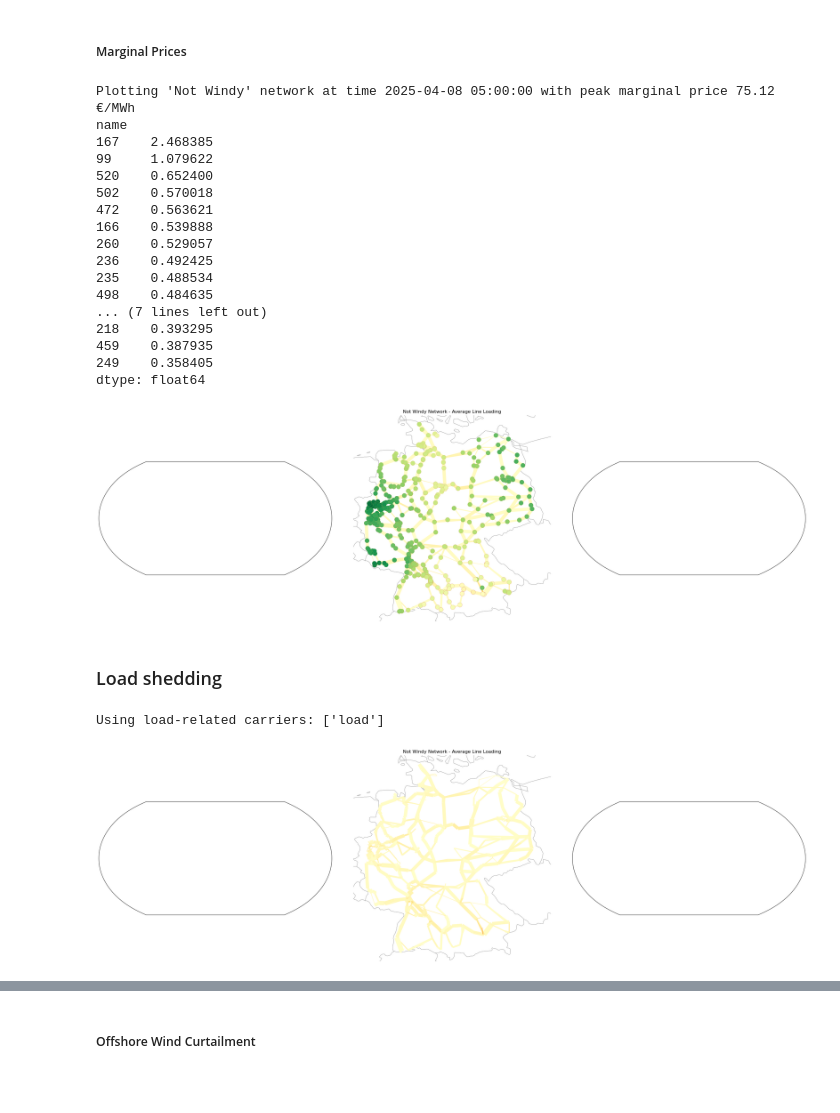
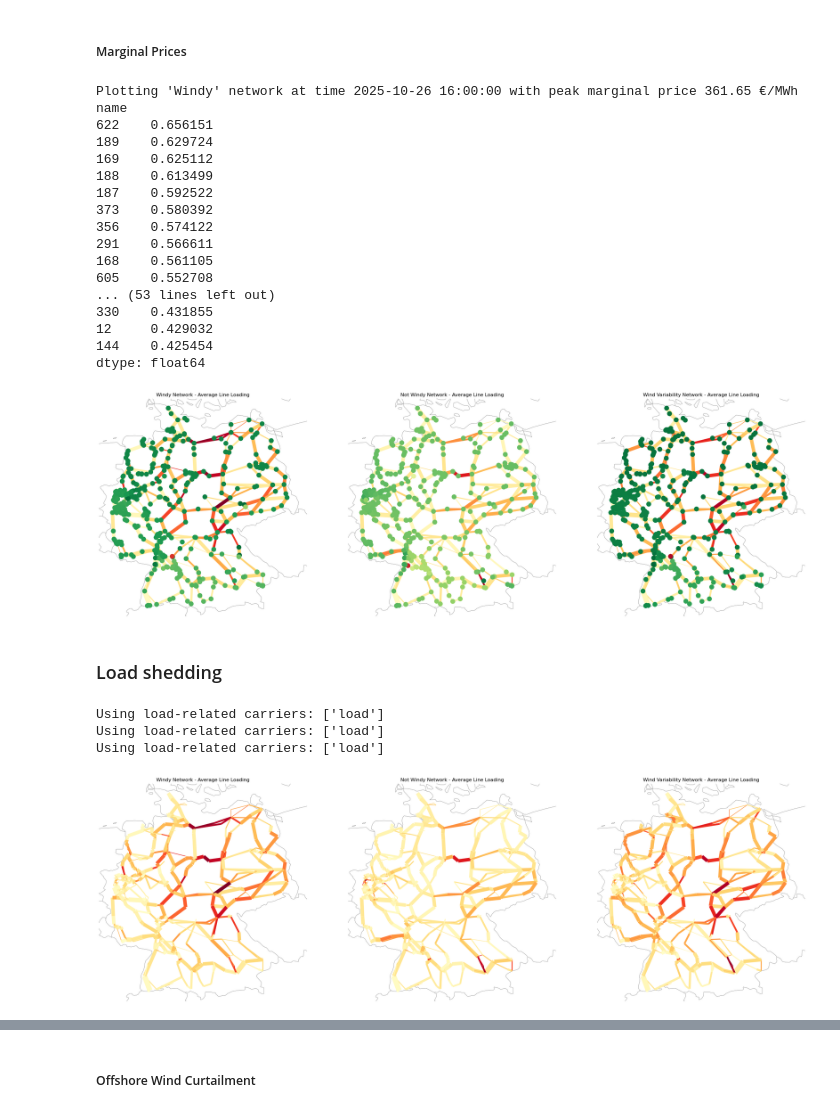
Before and after one commit to Luca2299/pypsa-eur, a Jupyter notebook: notebooks/Comparison_Base2.ipynb, the cells around one changed output, grey strips where cells are left out. Saved outputs shown, nothing was run; the diff lists cells and outputs as text; code cells hidden in the pictures; blank space fills up the shorter version.

Commit message:
simulate base network 2 with co2 limit

```diff
--- a/notebooks/Comparison_Base2.ipynb
+++ b/notebooks/Comparison_Base2.ipynb
@@ -18,21 +18,21 @@ folder = "germany_base2_"
 
 # Paths to the three networks
 network_paths = {
-    #"windy": f"{home}/pypsa-eur/results/{folder}windy/networks/base_s_{cluster}_elec_.nc",
+    "windy": f"{home}/pypsa-eur/results/{folder}windy/networks/base_s_{cluster}_elec_.nc",
     "notwindy": f"{home}/pypsa-eur/results/{folder}notwindy/networks/base_s_{cluster}_elec_.nc",
-    #"windvariability": f"{home}/pypsa-eur/results/{folder}windvariability/networks/base_s_{cluster}_elec_.nc"
+    "windvariability": f"{home}/pypsa-eur/results/{folder}windvariability/networks/base_s_{cluster}_elec_.nc"
 }
 
 
 # Load the networks
 networks = {name: pypsa.Network(path) for name, path in network_paths.items()}
-#n1 = networks["windy"]
+n1 = networks["windy"]
 n2 = networks["notwindy"]
-#n3 = networks["windvariability"]
+n3 = networks["windvariability"]
 
-#n1.name = "Windy"
+n1.name = "Windy"
 n2.name = "Not Windy"
-#n3.name = "Wind Variability"
+n3.name = "Wind Variability"
 # %% [output]
 INFO:pypsa.network.io:New version 1.2.0 available! (Current: 1.1.2)
 INFO:pypsa.network.io:Imported network 'Unnamed Network' has buses, carriers, generators, global_constraints, lines, links, loads, storage_units, stores, sub_networks
@@ -58,8 +64,7 @@ for name, n in networks.items():
         print(f"Fixing base network for '{name}'...")
 
         # Construct the path to the original base network in the 'resources' directory
-        folder_name = f"germany_base_{name}"
-        base_network_path = f"{home}/pypsa-eur/resources/{folder_name}/networks/base_s_{cluster}_elec_.nc"
+        base_network_path = f"{home}/pypsa-eur/resources/{folder}{name}/networks/base_s_{cluster}_elec_.nc"
 
         # Check if the file exists before trying to modify it
         if not os.path.exists(base_network_path):
@@ -295,9 +299,9 @@ stores 900
 ##### Marginal Prices
 # %%
 # --- Calculate average loading across all snapshots ---
-#avg_loading_n1 = (n1.lines_t.p0.abs() / n1.lines.s_nom).mean()
+avg_loading_n1 = (n1.lines_t.p0.abs() / n1.lines.s_nom).mean()
 avg_loading_n2 = (n2.lines_t.p0.abs() / n2.lines.s_nom).mean()
-#avg_loading_n3 = (n3.lines_t.p0.abs() / n3.lines.s_nom).mean()
+avg_loading_n3 = (n3.lines_t.p0.abs() / n3.lines.s_nom).mean()
 
 # --- Create enhanced visualization ---
 fig, axes = plt.subplots(1, 3, figsize=(26, 8), subplot_kw={"projection": ccrs.EqualEarth()})
@@ -307,58 +311,58 @@ def plot_network_congestion(n, loading_avg, ax, title):
 
     # Find the time with the highest overall marginal price
     peak_price_time = n.buses_t.marginal_price.max(axis=1).idxmax()
     peak_prices = n.buses_t.marginal_price.loc[peak_price_time]
     print(f"Plotting '{n.name}' network at time {peak_price_time} with peak marginal price {peak_prices.max():.2f} €/MWh")
 
     print(loading_avg.sort_values(ascending=False).head(20))
 
     n.plot(
         ax=ax,
         geomap=True,
         title=title,
         bus_sizes=0.01, # Size buses by marginal price
         bus_colors=peak_prices,       # Color buses by marginal price
         bus_cmap='RdYlGn_r',
         line_colors=loading_avg,
         line_cmap="YlOrRd",
         line_width=n.lines.s_nom / 400,
         link_width=n.links.p_nom / 400 if not n.links.empty else 0,
     )
 
 # Plot Average Loading Over All Snapshots for each network
 
-#plot_network_congestion(n1, avg_loading_n1, axes[0], "Windy Network - Average Line Loading")
+plot_network_congestion(n1, avg_loading_n1, axes[0], "Windy Network - Average Line Loading")
 plot_network_congestion(n2, avg_loading_n2, axes[1], "Not Windy Network - Average Line Loading")
-#plot_network_congestion(n3, avg_loading_n3, axes[2], "Wind Variability Network - Average Line Loading")
+plot_network_congestion(n3, avg_loading_n3, axes[2], "Wind Variability Network - Average Line Loading")
 
 plt.tight_layout()
 plt.show()
 # %% [output]
-Plotting 'Not Windy' network at time 2025-04-08 05:00:00 with peak marginal price 75.12 €/MWh
+Plotting 'Windy' network at time 2025-10-26 16:00:00 with peak marginal price 361.65 €/MWh
 name
-167    2.468385
-99     1.079622
-520    0.652400
-502    0.570018
-472    0.563621
-166    0.539888
-260    0.529057
-236    0.492425
-235    0.488534
-498    0.484635
-... (7 lines left out)
-218    0.393295
-459    0.387935
-249    0.358405
+622    0.656151
+189    0.629724
+169    0.625112
+188    0.613499
+187    0.592522
+373    0.580392
+356    0.574122
+291    0.566611
+168    0.561105
+605    0.552708
+... (53 lines left out)
+330    0.431855
+12     0.429032
+144    0.425454
 dtype: float64
-[figure, old version]
+[figure, new version]
 # %% [markdown]
 ### Load shedding
 # %%
 # --- Calculate average loading across all snapshots ---
-#avg_loading_n1 = (n1.lines_t.p0.abs() / n1.lines.s_nom).mean()
+avg_loading_n1 = (n1.lines_t.p0.abs() / n1.lines.s_nom).mean()
 avg_loading_n2 = (n2.lines_t.p0.abs() / n2.lines.s_nom).mean()
-#avg_loading_n3 = (n3.lines_t.p0.abs() / n3.lines.s_nom).mean()
+avg_loading_n3 = (n3.lines_t.p0.abs() / n3.lines.s_nom).mean()
 
 # --- Create enhanced visualization ---
 fig, axes = plt.subplots(1, 3, figsize=(26, 8), subplot_kw={"projection": ccrs.EqualEarth()})
@@ -409,15 +413,17 @@ def plot_network_congestion(n, loading_avg, ax, title):
     )
 
 # Plot Average Loading Over All Snapshots for each network
-#plot_network_congestion(n1, avg_loading_n1, axes[0], "Windy Network - Average Line Loading")
+plot_network_congestion(n1, avg_loading_n1, axes[0], "Windy Network - Average Line Loading")
 plot_network_congestion(n2, avg_loading_n2, axes[1], "Not Windy Network - Average Line Loading")
-#plot_network_congestion(n3, avg_loading_n3, axes[2], "Wind Variability Network - Average Line Loading")
+plot_network_congestion(n3, avg_loading_n3, axes[2], "Wind Variability Network - Average Line Loading")
 
 plt.tight_layout()
 plt.show()
 # %% [output]
 Using load-related carriers: ['load']
+Using load-related carriers: ['load']
+Using load-related carriers: ['load']
-[figure, old version]
+[figure, new version]
 # %%
 # --- Print congestion statistics ---
 print("\n" + "=" * 70)
```
Also changed, not shown: parts of 11 cells of this notebook, 33 other files.
